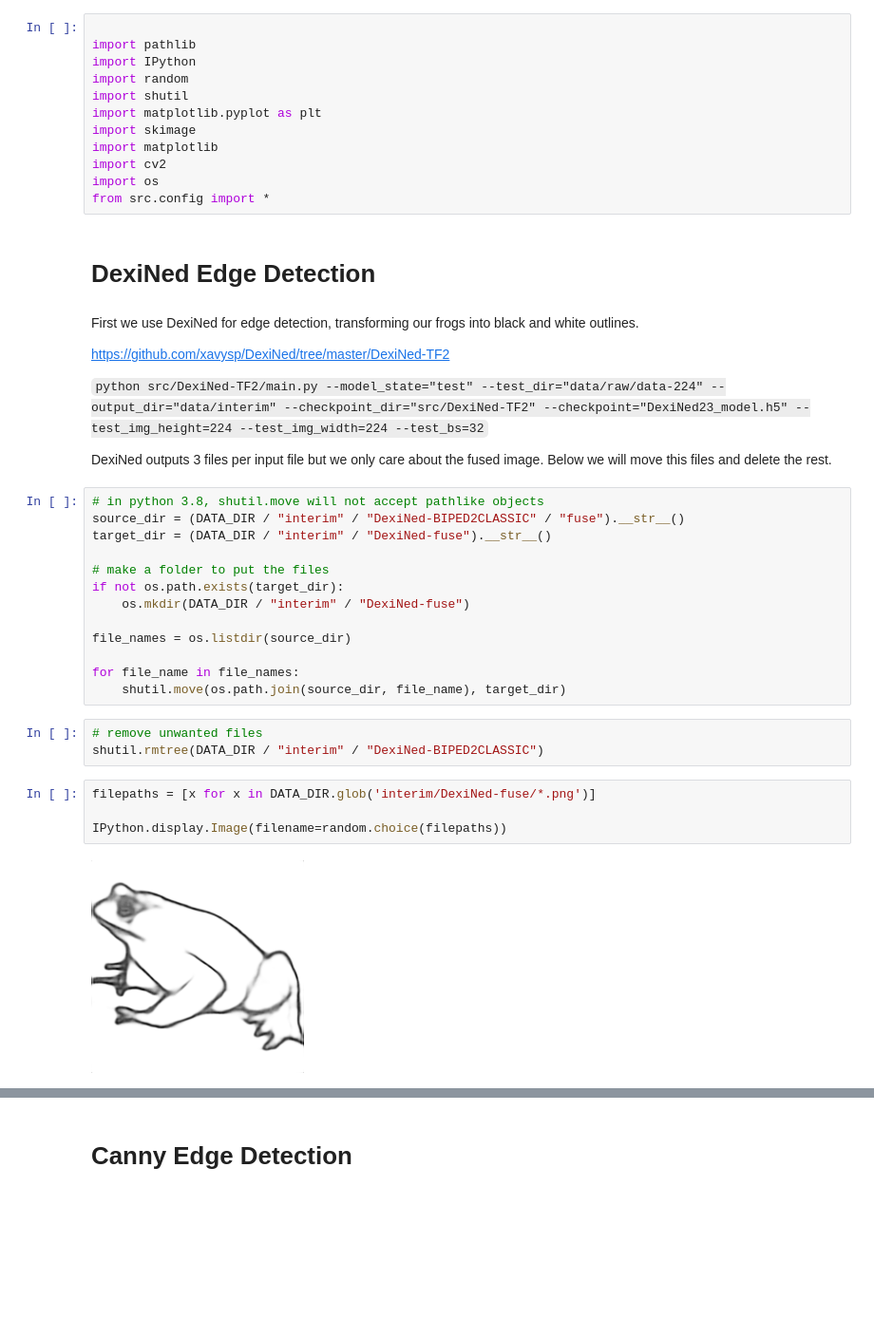
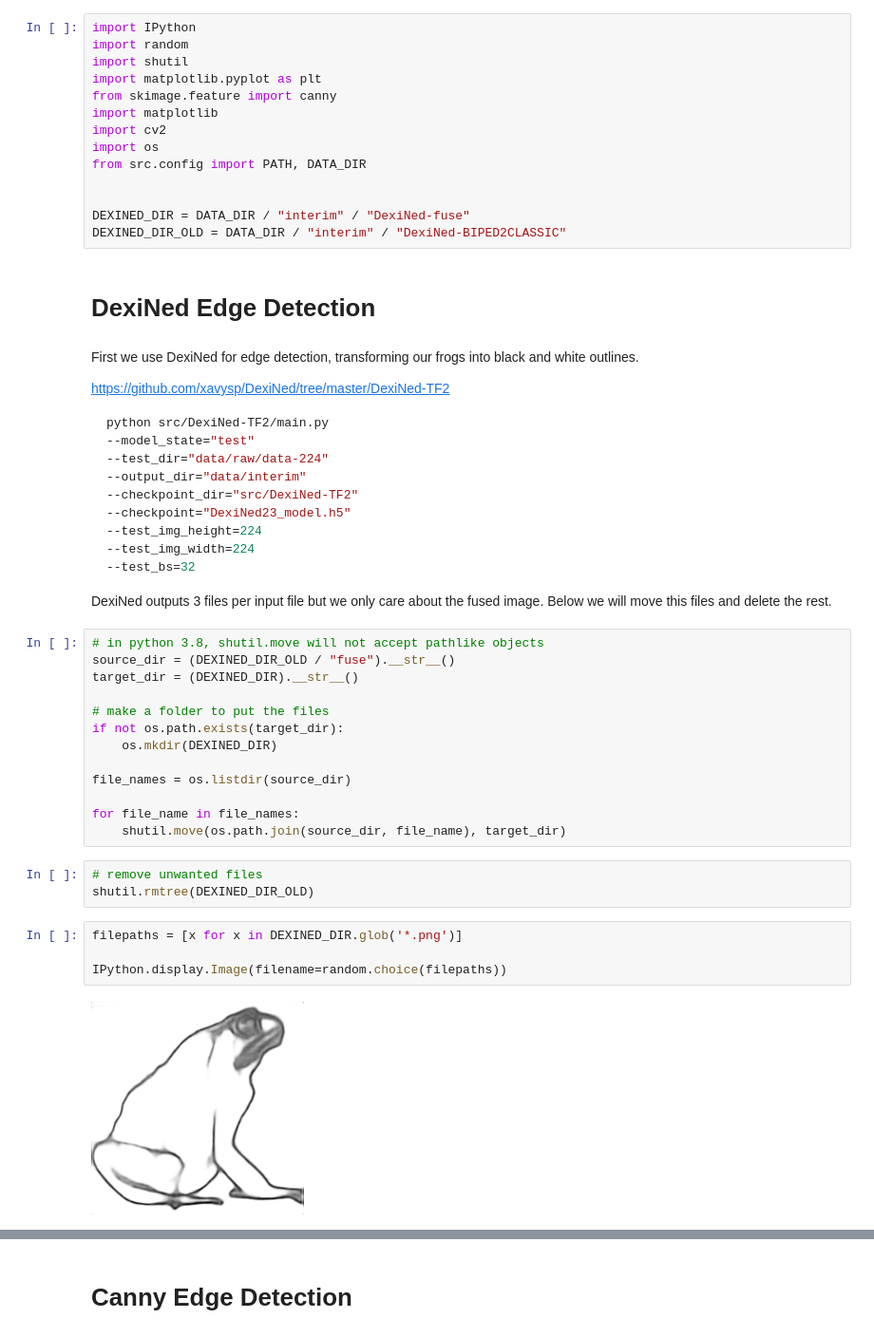
Before and after one commit to yleneb/sketch2frog, a Jupyter notebook: sketch2frog/notebooks/2. Create Sketches.ipynb, the cells around one changed output, grey strips where cells are left out. Shown at 95% size. Saved outputs shown, nothing was run; the diff lists cells and outputs as text; blank space fills up the shorter version.

````diff
--- a/sketch2frog/notebooks/2. Create Sketches.ipynb
+++ b/sketch2frog/notebooks/2. Create Sketches.ipynb
@@ -4,17 +4,19 @@ get_ipython().run_line_magic('reload_ext', 'autoreload')
 get_ipython().run_line_magic('autoreload', '2')
 get_ipython().run_line_magic('matplotlib', 'inline')
 # %%
-
-import pathlib
 import IPython
 import random
 import shutil
 import matplotlib.pyplot as plt
-import skimage
+from skimage.feature import canny
 import matplotlib
 import cv2
 import os
-from src.config import *
+from src.config import PATH, DATA_DIR
+
+
+DEXINED_DIR = DATA_DIR / "interim" / "DexiNed-fuse"
+DEXINED_DIR_OLD = DATA_DIR / "interim" / "DexiNed-BIPED2CLASSIC"
 # %% [markdown]
 # DexiNed Edge Detection
 # %% [markdown]
@@ -22,17 +24,27 @@ First we use DexiNed for edge detection, transforming our frogs into black and w
 
 https://github.com/xavysp/DexiNed/tree/master/DexiNed-TF2
 
-<code>python src/DexiNed-TF2/main.py --model_state="test" --test_dir="data/raw/data-224" --output_dir="data/interim" --checkpoint_dir="src/DexiNed-TF2" --checkpoint="DexiNed23_model.h5" --test_img_height=224 --test_img_width=224 --test_bs=32</code>
+```console
+python src/DexiNed-TF2/main.py
+--model_state="test"
+--test_dir="data/raw/data-224"
+--output_dir="data/interim"
+--checkpoint_dir="src/DexiNed-TF2"
+--checkpoint="DexiNed23_model.h5"
+--test_img_height=224
+--test_img_width=224
+--test_bs=32
+```
 
 DexiNed outputs 3 files per input file but we only care about the fused image. Below we will move this files and delete the rest.
 # %%
 # in python 3.8, shutil.move will not accept pathlike objects
-source_dir = (DATA_DIR / "interim" / "DexiNed-BIPED2CLASSIC" / "fuse").__str__()
-target_dir = (DATA_DIR / "interim" / "DexiNed-fuse").__str__()
+source_dir = (DEXINED_DIR_OLD / "fuse").__str__()
+target_dir = (DEXINED_DIR).__str__()
 
 # make a folder to put the files
 if not os.path.exists(target_dir):
-    os.mkdir(DATA_DIR / "interim" / "DexiNed-fuse")
+    os.mkdir(DEXINED_DIR)
 
 file_names = os.listdir(source_dir)
 
@@ -40,10 +52,10 @@ for file_name in file_names:
     shutil.move(os.path.join(source_dir, file_name), target_dir)
 # %%
 # remove unwanted files
-shutil.rmtree(DATA_DIR / "interim" / "DexiNed-BIPED2CLASSIC")
+shutil.rmtree(DEXINED_DIR_OLD)
 # %%
-filepaths = [x for x in DATA_DIR.glob('interim/DexiNed-fuse/*.png')]
+filepaths = [x for x in DEXINED_DIR.glob('*.png')]
 
 IPython.display.Image(filename=random.choice(filepaths))
 # %% [output]
-[figure, old version]
+[figure, new version]
````
Also changed, not shown: parts of 3 cells of this notebook, 7 other files.
